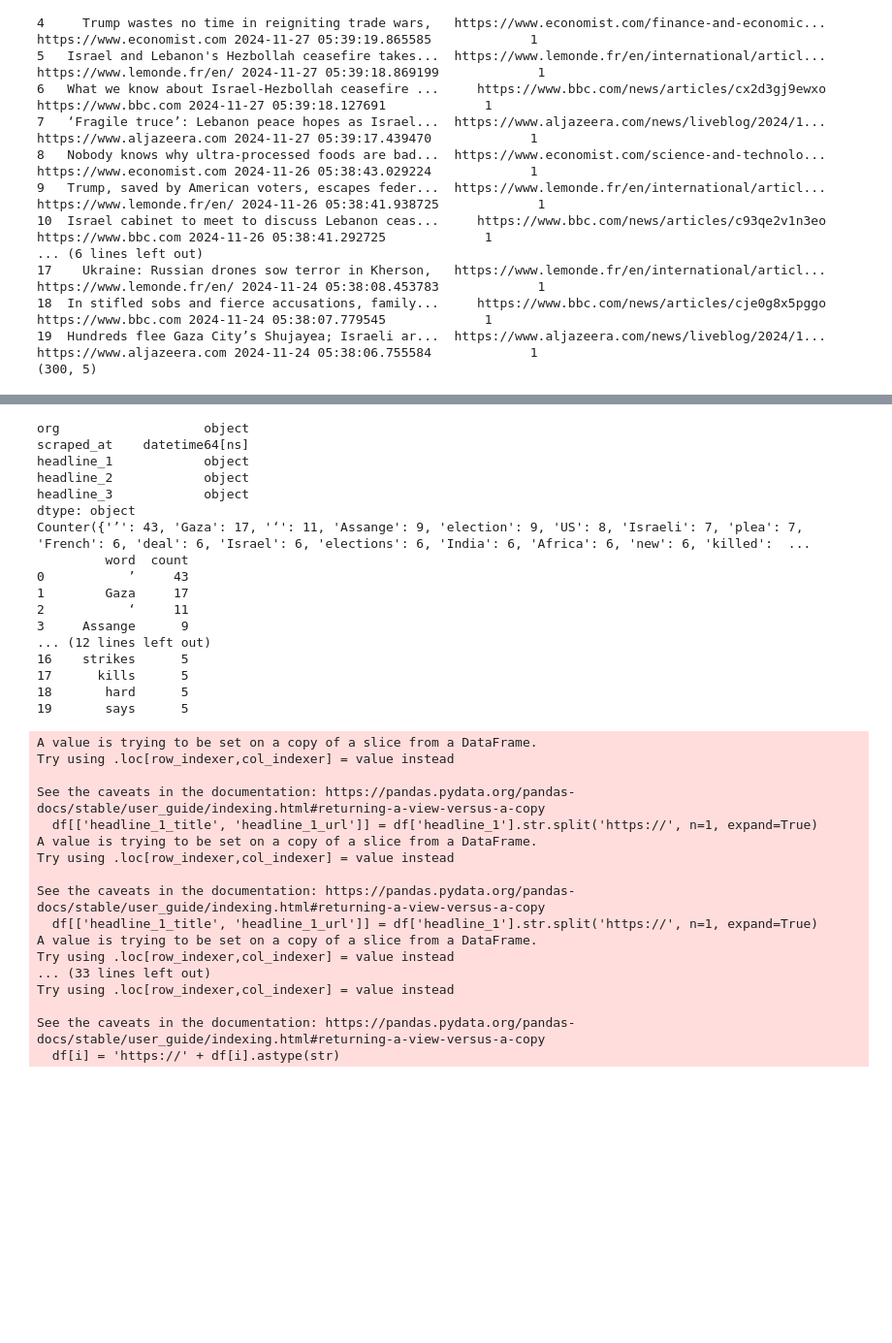
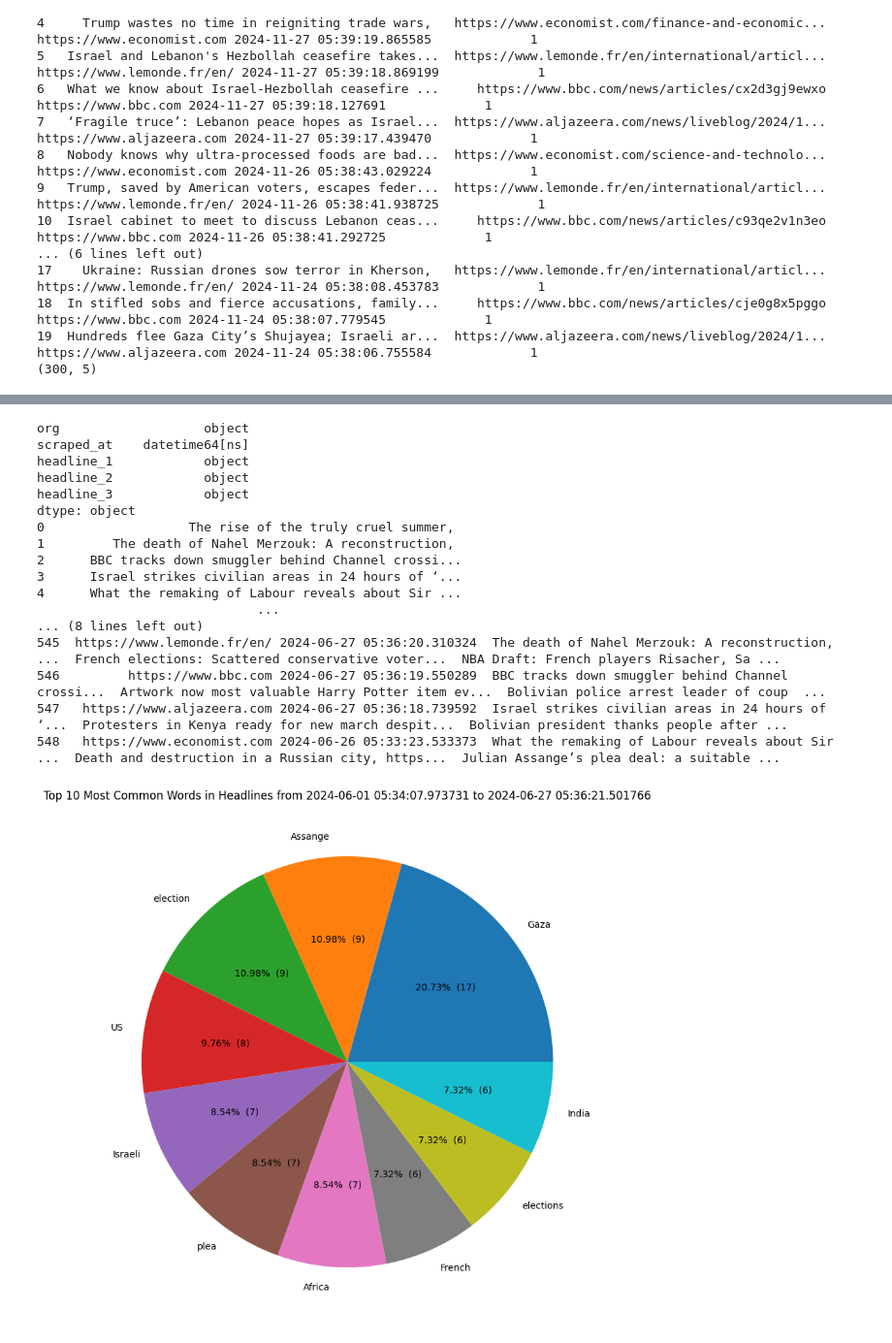
Before and after one commit to raphaelletseng/news_autoscraper, a Jupyter notebook: analysis.ipynb, the cells around one changed output, grey strips where cells are left out. Shown at 97% size. Drawn from its saved outputs; the diff is of its cells as text; code cells hidden in the pictures; blank space fills up the shorter version.

```diff
--- a/analysis.ipynb
+++ b/analysis.ipynb
@@ -149,10 +152,11 @@ print(original_df.dtypes)
 filtered_june = original_df.loc[(original_df['scraped_at'] >= '2024-06-01') & (original_df['scraped_at'] <= '2024-07-01')]
 
 def transform_dataframe(df):
+    df = df.copy()
     df[['headline_1_title', 'headline_1_url']] = df['headline_1'].str.split('https://', n=1, expand=True)
     df[['headline_2_title', 'headline_2_url']] = df['headline_2'].str.split('https://', n=1, expand=True)
     df[['headline_3_title', 'headline_3_url']] = df['headline_3'].str.split('https://', n=1, expand=True)
-    df.drop(['headline_1', 'headline_2', 'headline_3'], axis=1, inplace=True)
+    df.drop(['headline_1', 'headline_2', 'headline_3'], axis=1)
     for i in ['headline_1_url', 'headline_2_url', 'headline_3_url']:
         df[i] = 'https://' + df[i].astype(str)
     melted = pd.melt(df, id_vars=['org', 'scraped_at'], value_vars=['headline_1_title', 'headline_2_title', 'headline_3_title'], var_name='headline_type', value_name='headline')
@@ -160,61 +164,59 @@ def transform_dataframe(df):
     melted['url'] = melted_urls['url']
     final_df = melted[['headline', 'url', 'org', 'scraped_at', 'headline_type']]
     final_df['headline_type'] = final_df['headline_type'].str.extract(r'headline_(\d+)_title')
     return final_df
 
 def clean_data(df):
+    df['headline'] = df['headline'].apply(lambda x: remove_stopwords(x))
     df['headline'] = df['headline'].apply(lambda x: remove_punct(x))
     df['headline'] = df['headline'].apply(lambda x: remove_stopwords(x))
+
     return df
 
 def get_most_common_words(df):
     all_headlines = ''.join(df['headline'])
     words_counts = Counter(word_tokenize(all_headlines))
-    print(words_counts)
     most_common_words = words_counts.most_common(20)
     most_common_words_df = pd.DataFrame(most_common_words, columns=['word', 'count'])
     return most_common_words_df
 
 def main(df):
     df = transform_dataframe(df)
+    print(df['headline'])
     df = clean_data(df)
     df = get_most_common_words(df)
     df = df[df['word'] != "'"]
-    print(df)
+    return df
 
-main(filtered_june)
+most_common_words_df = main(filtered_june)
+most_common_words_df.drop(0, inplace=True)
+most_common_words_df.drop(2, inplace=True)
+
+def draw_pie(full_df, common_words_df):
+    top_ten = common_words_df.head(10)
+    pie = top_ten.plot.pie(labels=common_words_df['word'], y='count', autopct=add_count(top_ten['count']), figsize=(10, 10))
+    pie.get_legend().remove()
+    pie.set_ylabel('')
+    pie.set_title(f'Top 10 Most Common Words in Headlines from {full_df['scraped_at'].min()} to {full_df['scraped_at'].max()}')
+
+draw_pie(filtered_june, most_common_words_df)
+print(filtered_june.head())
 # %% [output]
 org                   object
 scraped_at    datetime64[ns]
 headline_1            object
 headline_2            object
 headline_3            object
 dtype: object
-Counter({'’': 43, 'Gaza': 17, '‘': 11, 'Assange': 9, 'election': 9, 'US': 8, 'Israeli': 7, 'plea': 7, 'French': 6, 'deal': 6, 'Israel': 6, 'elections': 6, 'India': 6, 'Africa': 6, 'new': 6, 'killed':  ...
-         word  count
-0           ’     43
-1        Gaza     17
-2           ‘     11
-3     Assange      9
-... (12 lines left out)
-16    strikes      5
-17      kills      5
-18       hard      5
-19       says      5
+0                   The rise of the truly cruel summer,
+1         The death of Nahel Merzouk: A reconstruction,
+2      BBC tracks down smuggler behind Channel crossi...
+3      Israel strikes civilian areas in 24 hours of ‘...
+4      What the remaking of Labour reveals about Sir ...
+                             ...
+... (8 lines left out)
+545  https://www.lemonde.fr/en/ 2024-06-27 05:36:20.310324  The death of Nahel Merzouk: A reconstruction, ...  French elections: Scattered conservative voter...  NBA Draft: French players Risacher, Sa ...
+546         https://www.bbc.com 2024-06-27 05:36:19.550289  BBC tracks down smuggler behind Channel crossi...  Artwork now most valuable Harry Potter item ev...  Bolivian police arrest leader of coup  ...
+547   https://www.aljazeera.com 2024-06-27 05:36:18.739592  Israel strikes civilian areas in 24 hours of ‘...  Protesters in Kenya ready for new march despit...  Bolivian president thanks people after ...
+548   https://www.economist.com 2024-06-26 05:33:23.533373  What the remaking of Labour reveals about Sir ...  Death and destruction in a Russian city, https...  Julian Assange’s plea deal: a suitable ...
-A value is trying to be set on a copy of a slice from a DataFrame.
-Try using .loc[row_indexer,col_indexer] = value instead
-
-See the caveats in the documentation: https://pandas.pydata.org/pandas-docs/stable/user_guide/indexing.html#returning-a-view-versus-a-copy
-  df[['headline_1_title', 'headline_1_url']] = df['headline_1'].str.split('https://', n=1, expand=True)
-A value is trying to be set on a copy of a slice from a DataFrame.
-Try using .loc[row_indexer,col_indexer] = value instead
-
-See the caveats in the documentation: https://pandas.pydata.org/pandas-docs/stable/user_guide/indexing.html#returning-a-view-versus-a-copy
-  df[['headline_1_title', 'headline_1_url']] = df['headline_1'].str.split('https://', n=1, expand=True)
-A value is trying to be set on a copy of a slice from a DataFrame.
-Try using .loc[row_indexer,col_indexer] = value instead
-... (33 lines left out)
-Try using .loc[row_indexer,col_indexer] = value instead
-
-See the caveats in the documentation: https://pandas.pydata.org/pandas-docs/stable/user_guide/indexing.html#returning-a-view-versus-a-copy
-  df[i] = 'https://' + df[i].astype(str)
+[figure, added]
```
Also changed, not shown: parts of 4 cells of this notebook.
